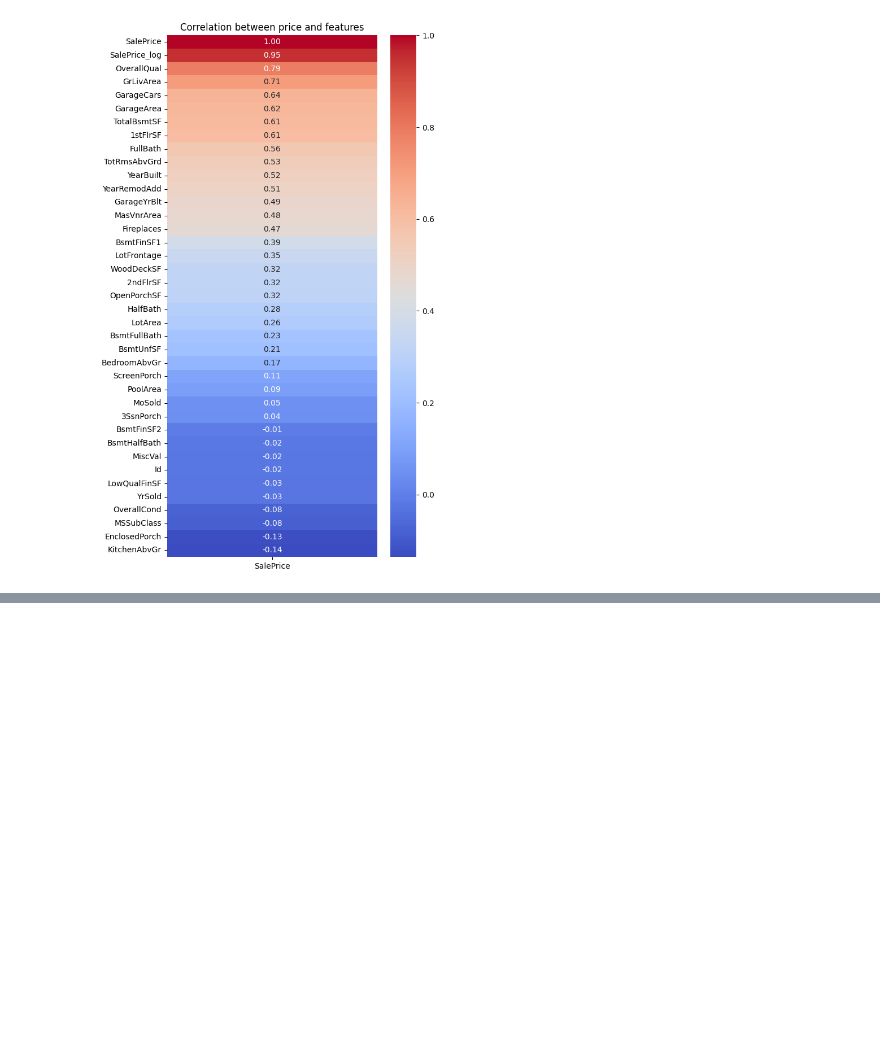
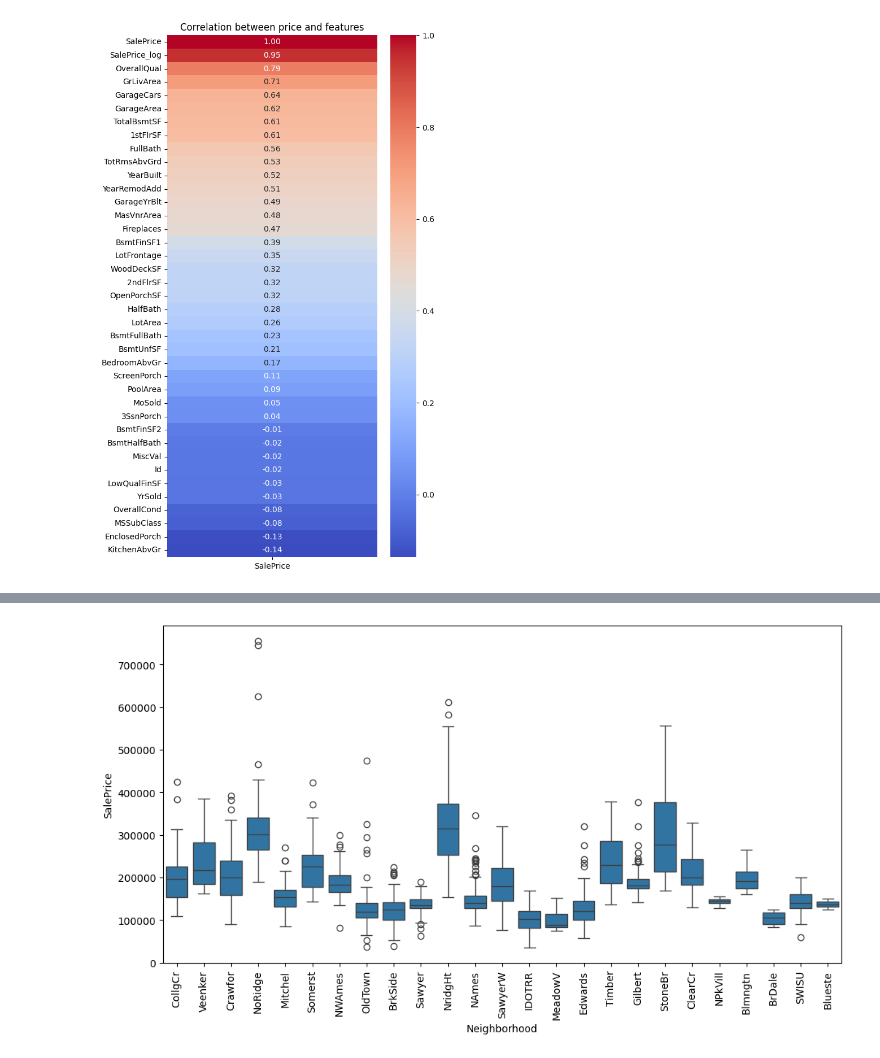
Before and after one commit to olaoluwaoyebola/PORA-Data-Science, a Jupyter notebook: Project/notebook/Capstone_Project.ipynb, the cells around one changed output, grey strips where cells are left out. Saved outputs shown, nothing was run; the diff lists cells and outputs as text; code cells hidden in the pictures; blank space fills up the shorter version.

```diff
--- a/Project/notebook/Capstone_Project.ipynb
+++ b/Project/notebook/Capstone_Project.ipynb
@@ -179,0 +239,10 @@ plt.show()
+# %%
+# visualize median price with boxplot
+# boxplot will show us the range of house price for each neighborhood, and outliers
+
+plt.figure(figsize=(12,6))
+sns.boxplot(x="Neighborhood", y="SalePrice", data=train)
+plt.xticks(rotation=90)   # rotate the text of samples to avoid overlapping
+plt.show()
+# %% [output]
+[figure, added]
```
Also changed, not shown: parts of 3 cells of this notebook.
